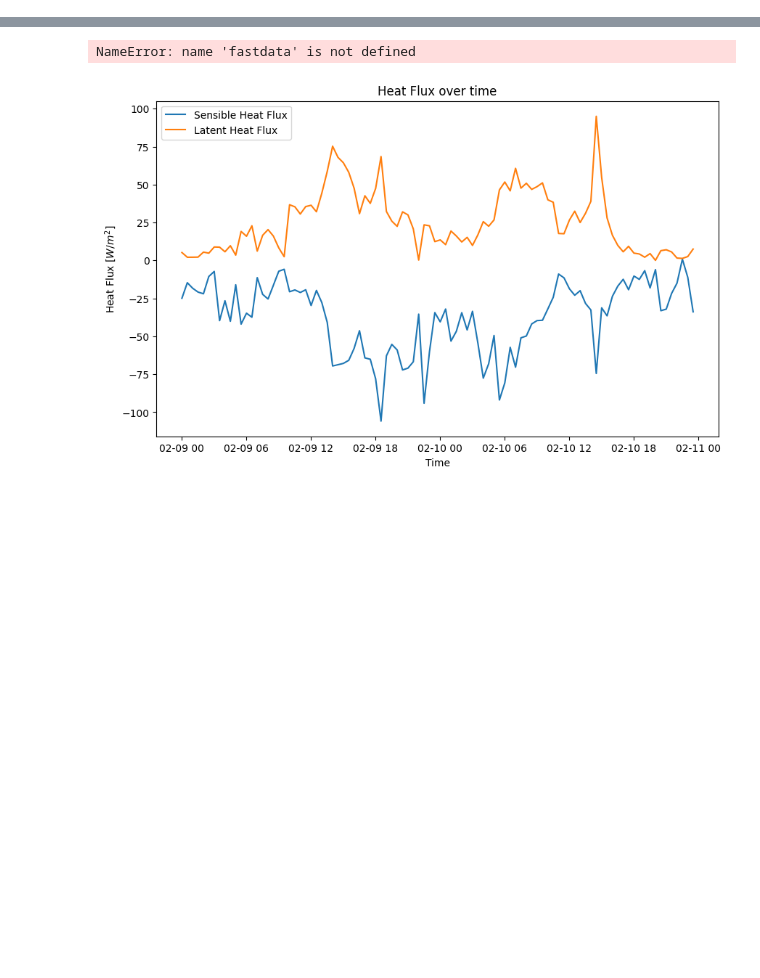
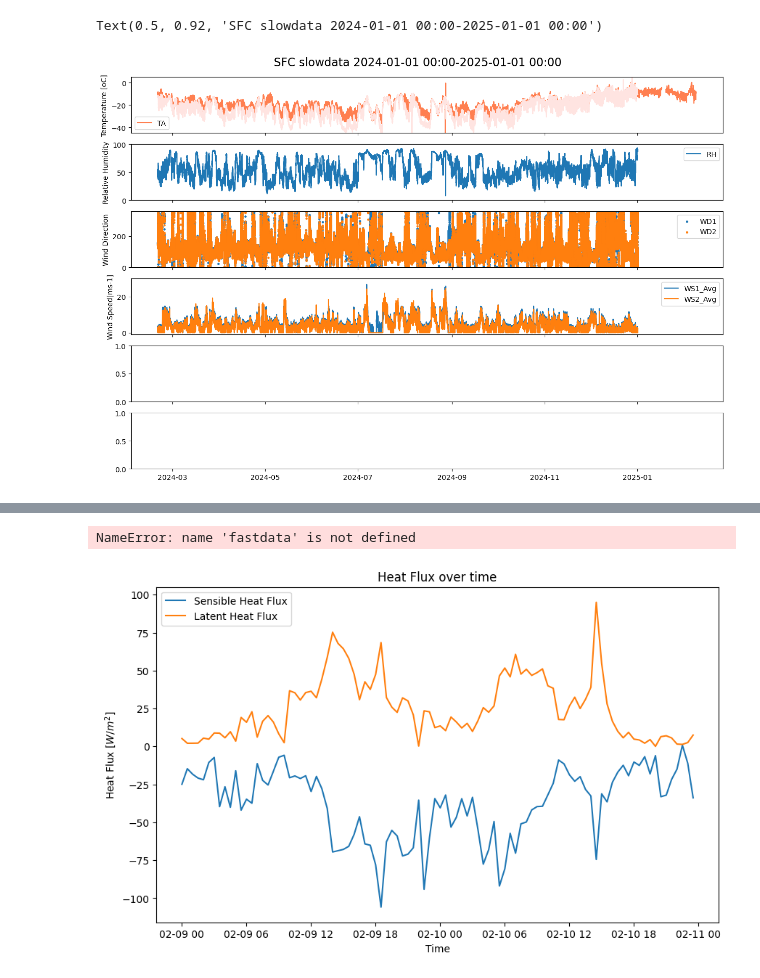
Before and after one commit to Rainette9/DataProcessingScripts, a Jupyter notebook: Processing_main.ipynb, the cells around one changed output, grey strips where cells are left out. Cells and saved outputs as stored; diff of their text form; code cells hidden in the pictures; blank space fills up the shorter version.

```diff
--- a/Processing_main.ipynb
+++ b/Processing_main.ipynb
@@ -32,0 +118,68 @@ from Func_DR import *
+# %%
+slowdata_cleaned = slowdata[['WD1', 'WD2', 'TA', 'RH', 'HS_Cor', 'HS_Qty', 'SFTempK', 'SWdown1', 'SWdown2', 'SWup1', 'SWup2', 'LWdown1', 'LWdown2', 'LWup1', 'LWup2', 'SWdn', 'PF_FC4', 'WS_FC4', 'WS1_Avg', 'WS2_Avg', 'WS1_Max', 'WS2_Max', 'WS1_Std', 'WS2_Std']]
+
+# Add corresponding units from slowdata to attrs
+for column in slowdata_cleaned.columns:
+    if 'units' in slowdata.attrs and column in slowdata.attrs['units']:
+        slowdata_cleaned[column].attrs['units'] = slowdata.attrs['units'][column]
+
+slowdata_cleaned.loc[:, 'WS_FC4'] = slowdata_cleaned['WS_FC4'] / 3.6
+slowdata_cleaned['WS_FC4'].attrs['units'] = 'm/s'
+for var in ['SWdown1', 'SWdown2', 'SWup1', 'SWup2']:
+    slowdata_cleaned.loc[:, var] = slowdata_cleaned[var].where(slowdata_cleaned[var] <= 1300, np.nan)
+    slowdata_cleaned.loc[:, var] = slowdata_cleaned[var].where(slowdata_cleaned[var] >= 0, np.nan)
+for var in ['LWdown1', 'LWdown2', 'LWup1', 'LWup2']:
+    slowdata_cleaned.loc[:, var] = slowdata_cleaned[var].where(slowdata_cleaned[var] <= 400, np.nan)
+    slowdata_cleaned.loc[:, var] = slowdata_cleaned[var].where(slowdata_cleaned[var] >= 10, np.nan)
+# %%
+# plot_SFC_slowdata(slowdata_cleaned, sensor, start, end)
+start = '2024-01-01 00:00'
+end = '2025-01-01 00:00'
+# Plot TA, TS, RH, WD, WS, SWdown, SWup, LWdown, LWup
+fig, ax= plt.subplots(6,1, figsize=(15,10), sharex=True)
+
+ax[0].plot(slowdata_cleaned['TA'], label='TA', color='coral')
+ax[0].set_ylabel('Temperature [oC]')
+ax[0].set_ylim(-45, 5)
+ax[0].plot(slowdata_cleaned['SFTempK'][start:end]-273.15, label='TS', color='papayawhip', alpha=0.)
+ax[0].legend()
+
+
+ax[1].plot(slowdata_cleaned['RH'][start:end], label='RH')
+ax[1].set_ylabel('Relative Humidity')
+ax[1].legend()
+ax[1].set_ylim(0, 100)
+
+ax[2].scatter(slowdata_cleaned.loc[start:end].index, slowdata_cleaned['WD1'][start:end], label='WD1', s=5)
+ax[2].scatter(slowdata_cleaned.loc[start:end].index, slowdata_cleaned['WD2'][start:end], label='WD2', s=5)
+ax[2].set_ylabel('Wind Direction')
+ax[2].legend()
+ax[2].set_ylim(0, 360)
+
+ax[3].plot(slowdata_cleaned['WS1_Avg'][start:end], label='WS1_Avg')
+ax[3].plot(slowdata_cleaned['WS2_Avg'][start:end], label='WS2_Avg')
+ax[3].set_ylabel('Wind Speed[ms-1]')
+ax[3].legend()
+ax[3].set_ylim(-1, 30)
+
+# ax[4].plot(slowdata_cleaned[column_name], label=column_name)
+# # ax[4].set_ylabel('Shortwave Radiation')
+# ax[4].legend()
+# ax[4].plot(slowdata_cleaned[column_name], label=column_name)
+# ax[4].set_ylabel('Shortwave Radiation')
+# ax[4].legend()
+# ax[4].set_ylim(0,1200)
+# ax[5].plot(slowdata_cleaned[column_name], label=column_name)
+# # ax[5].set_ylabel('Longwave Radiation')
+# ax[5].legend()
+# ax[5].plot(slowdata_cleaned[column_name], label=column_name)
+# ax[5].set_ylabel('Longwave Radiation')
+# ax[5].legend()
+# ax[5].set_ylim(50,400)
+
+
+fig.suptitle(f'{sensor} slowdata {start}-{end}', y=0.92, fontsize=16)
+# plt.savefig(f'./plots/{sensor}_slowdata.png')
+# %% [output]
+Text(0.5, 0.92, 'SFC slowdata 2024-01-01 00:00-2025-01-01 00:00')
+[figure, added]
```
Also changed, not shown: parts of 9 cells of this notebook, 9 other files.
